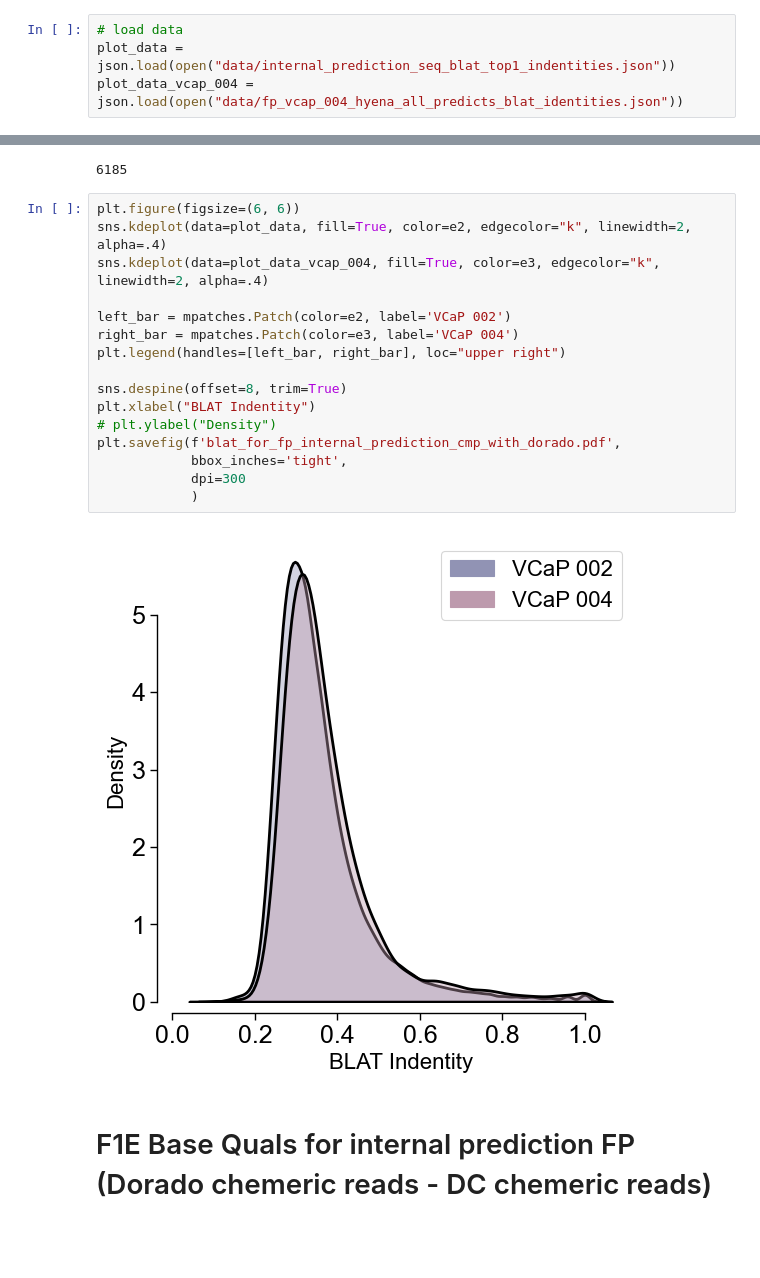
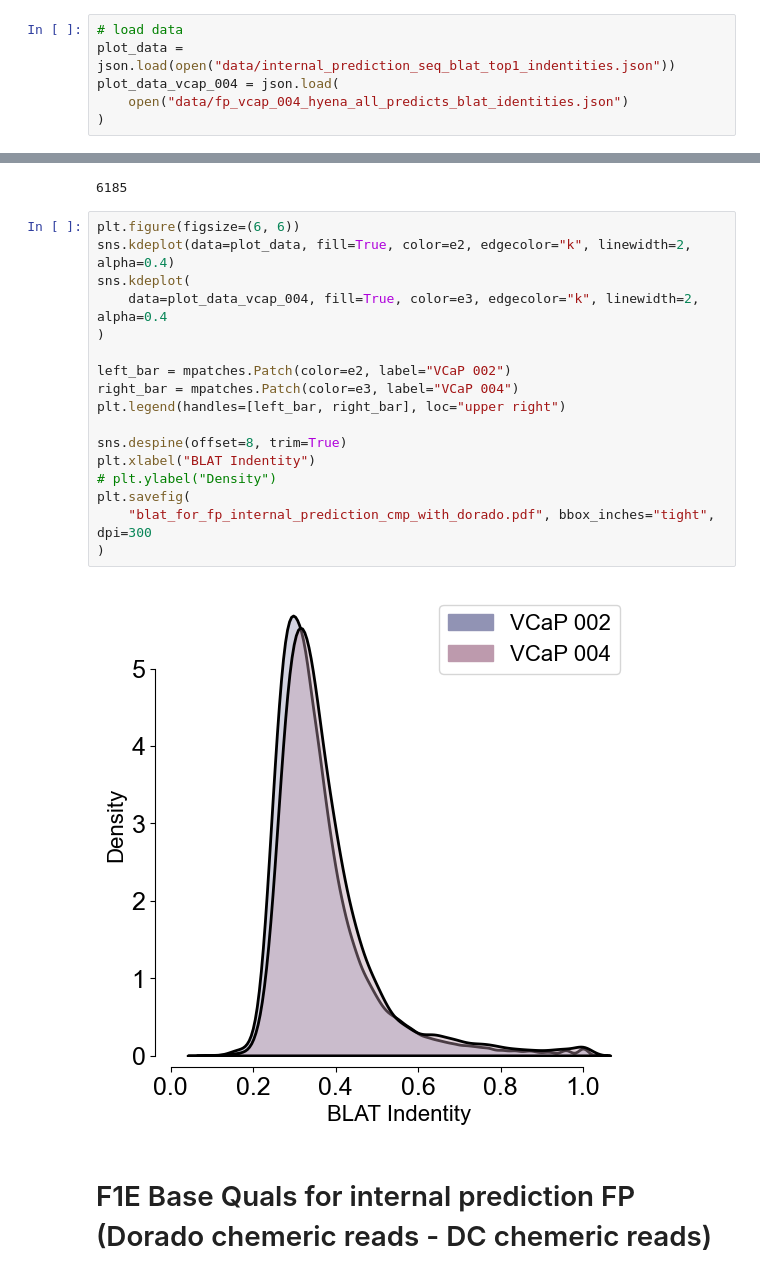
Before and after one commit to cauliyang/deepchopper-paper, a Jupyter notebook: figures/figures.ipynb, the cells around one changed output, grey strips where cells are left out. Saved outputs shown, nothing was run; the diff lists cells and outputs as text; blank space fills up the shorter version.

```diff
--- a/figures/figures.ipynb
+++ b/figures/figures.ipynb
@@ -229,7 +238,9 @@ import json
 # %%
 # load data
 plot_data = json.load(open("data/internal_prediction_seq_blat_top1_indentities.json"))
-plot_data_vcap_004 = json.load(open("data/fp_vcap_004_hyena_all_predicts_blat_identities.json"))
+plot_data_vcap_004 = json.load(
+    open("data/fp_vcap_004_hyena_all_predicts_blat_identities.json")
+)
 # %%
 len(plot_data)
 # %% [output]
@@ -240,22 +251,23 @@ len(plot_data_vcap_004)
 6185
 # %%
 plt.figure(figsize=(6, 6))
-sns.kdeplot(data=plot_data, fill=True, color=e2, edgecolor="k", linewidth=2, alpha=.4)
-sns.kdeplot(data=plot_data_vcap_004, fill=True, color=e3, edgecolor="k", linewidth=2, alpha=.4)
+sns.kdeplot(data=plot_data, fill=True, color=e2, edgecolor="k", linewidth=2, alpha=0.4)
+sns.kdeplot(
+    data=plot_data_vcap_004, fill=True, color=e3, edgecolor="k", linewidth=2, alpha=0.4
+)
 
-left_bar = mpatches.Patch(color=e2, label='VCaP 002')
-right_bar = mpatches.Patch(color=e3, label='VCaP 004')
+left_bar = mpatches.Patch(color=e2, label="VCaP 002")
+right_bar = mpatches.Patch(color=e3, label="VCaP 004")
 plt.legend(handles=[left_bar, right_bar], loc="upper right")
 
 sns.despine(offset=8, trim=True)
 plt.xlabel("BLAT Indentity")
 # plt.ylabel("Density")
-plt.savefig(f'blat_for_fp_internal_prediction_cmp_with_dorado.pdf',
-            bbox_inches='tight',
-            dpi=300
-            )
+plt.savefig(
+    "blat_for_fp_internal_prediction_cmp_with_dorado.pdf", bbox_inches="tight", dpi=300
+)
 # %% [output]
-[figure, old version]
+[figure, new version]
 # %% [markdown]
 # F1E Base Quals for internal prediction FP (Dorado chemeric reads - DC chemeric reads)
 # %%
```
Also changed, not shown: parts of 10 cells of this notebook, 2 other files.
